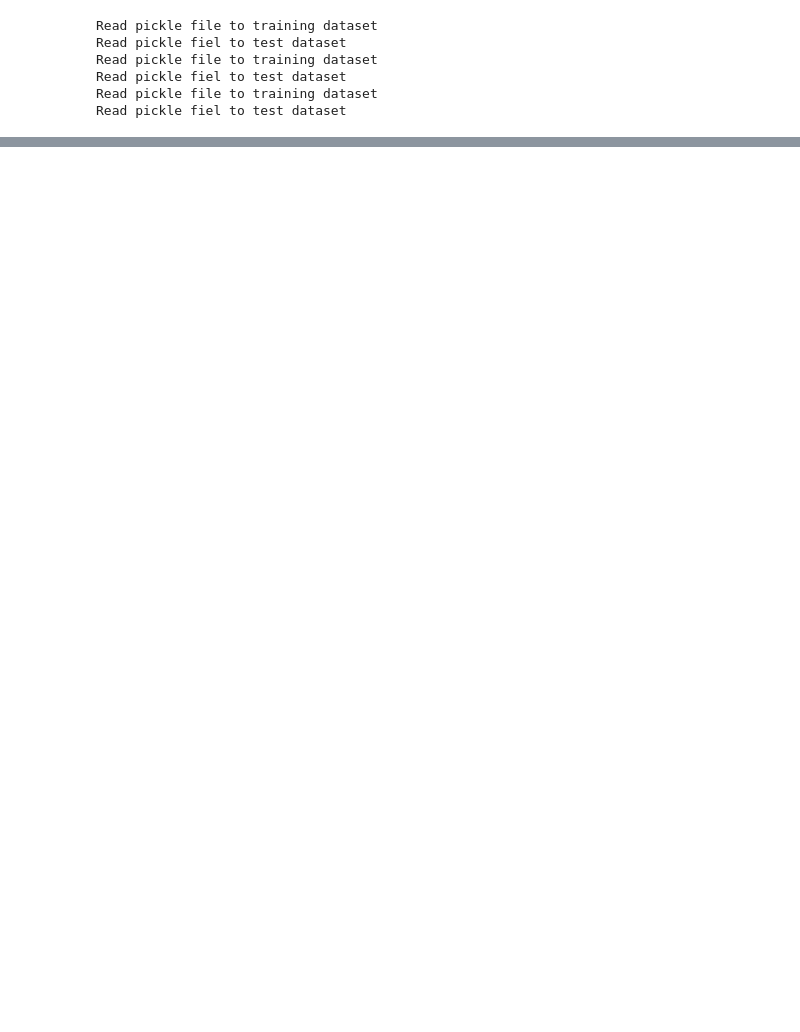
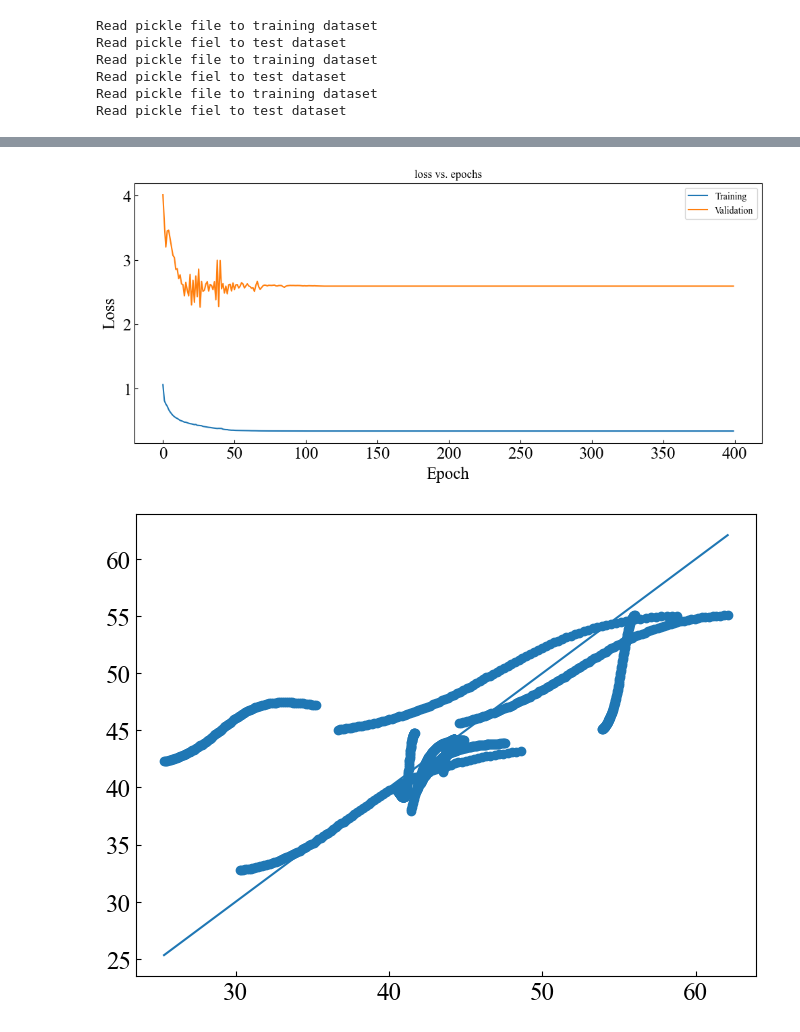
Before and after one commit to YudongLi90/CompressiblePackedBedModel, a Jupyter notebook: NN_training.ipynb, the cells around one changed output, grey strips where cells are left out. Drawn from its saved outputs; the diff is of its cells as text; code cells hidden in the pictures; blank space fills up the shorter version.

```diff
--- a/NN_training.ipynb
+++ b/NN_training.ipynb
@@ -164,0 +201,5 @@ Rsq for all fitted data: 0.484142; Rsq for experiment data: 0.382618.
+# %%
+SvNN.plot_training_performance()
+# %% [output]
+[figure, added]
+[figure, added]
```
Also changed, not shown: parts of 12 cells of this notebook, 10 other files.
